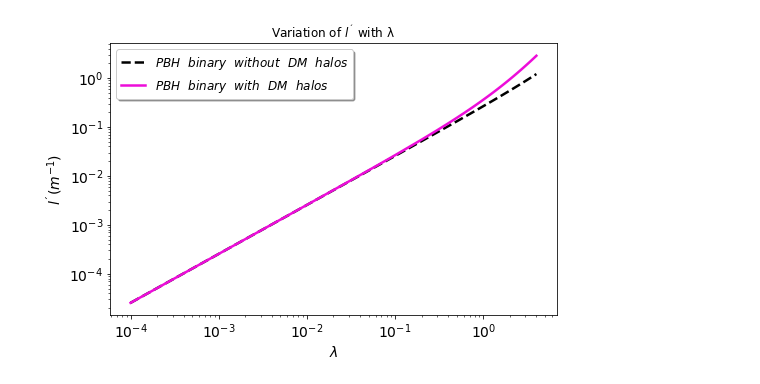
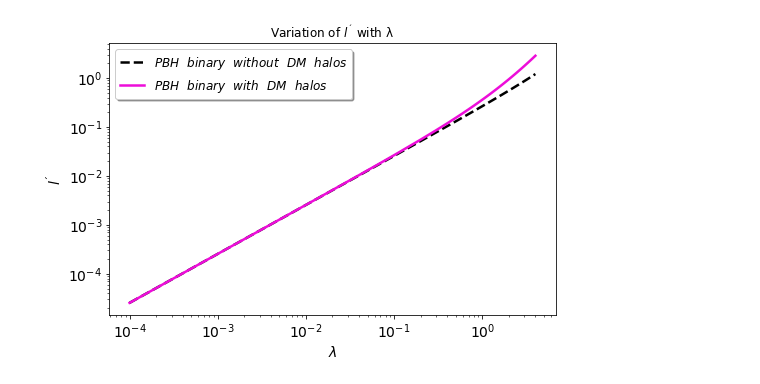
Before and after one commit to pratibhajangra591/Ifca-github, a Jupyter notebook: Tidal torque in the PBH binary.ipynb, the cells around one changed output. Drawn from its saved outputs; the diff is of its cells as text; code cells hidden in the pictures.

```diff
--- a/Tidal torque in the PBH binary.ipynb
+++ b/Tidal torque in the PBH binary.ipynb
@@ -301,21 +523,22 @@ p=
 # %%
 #Variation of l^{'} with λ for the PBH binaries with and without DM halos decoupling
 # upto matter-radiation equality.
 
 plt.rc('lines', linewidth=2.5)
 plt.figure(figsize=(8,5))
 
 plt.xticks(fontsize=14)
 plt.yticks(fontsize=14)
 plt.loglog(λ_list,l_list,'k--')
 plt.loglog(λ_list, l_mr,'#ED0DD9')
 plt.xlabel('$λ$',fontsize=14)
-plt.ylabel('$l^{´}(m^{-1})$',fontsize=14)
+plt.ylabel('$l^{´}$',fontsize=14)
 plt.legend(['$PBH\hspace{0.7} binary\hspace{0.7} without\hspace{0.7} DM\hspace{0.7} halos$','$PBH\hspace{0.7} binary\hspace{0.7} with\hspace{0.7} DM\hspace{0.7} halos$'],prop = {'size' :12},
               loc='upper left',shadow = True,
                facecolor = 'white',fontsize=16)
 
 plt.title('Variation of $l^{´}$ with λ')
+plt.savefig("2.pdf")
 plt.show()
 # %% [output]
-[figure, old version]
+[figure, new version]
```
Also changed, not shown: parts of 8 cells of this notebook, 1 other file.
